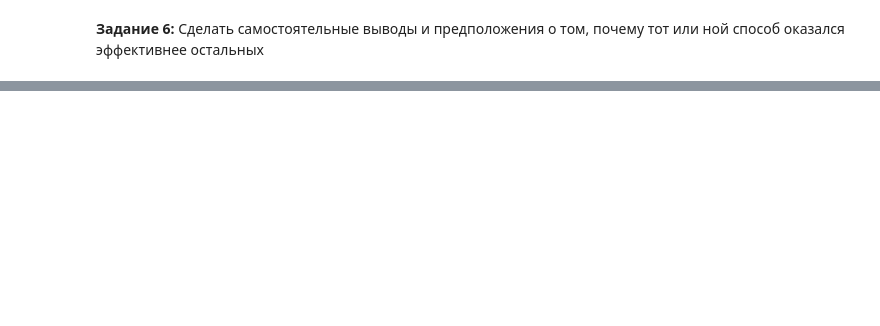
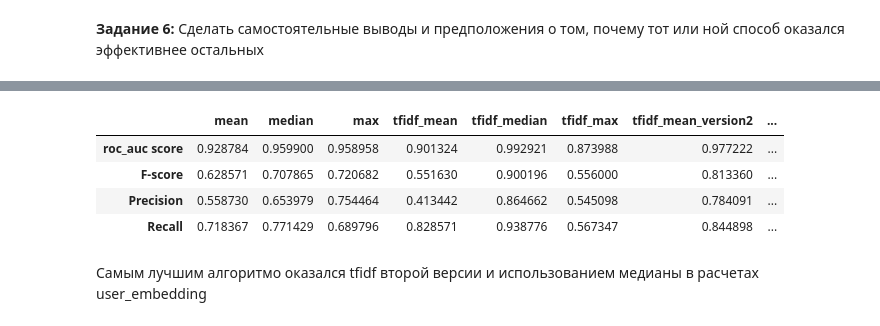
Before and after one commit to PolinaNik/ML_in_business, a Jupyter notebook: lesson2/HW2.ipynb, the cells around one changed output, grey strips where cells are left out. Saved outputs shown, nothing was run; the diff lists cells and outputs as text; code cells hidden in the pictures; blank space fills up the shorter version.

```diff
--- a/lesson2/HW2.ipynb
+++ b/lesson2/HW2.ipynb
@@ -263,0 +397,46 @@ __Задание 6:__ Сделать самостоятельные выводы
+# %%
+class MLModel2(MLModel):
+    def __init__(self, users, target, option) -> None:
+        super().__init__(users, target, option)
+
+    def fit(self):
+        X = UserProcessor2(self.users, self.target, self.option)
+        X.fit()
+        X = X.transform()
+        X_train, self.X_test, y_train, self.y_test = train_test_split(X[['topic_{}'.format(i) for i in range(25)]],
+                                                    X['churn'], random_state=0)
+        self.logreg = LogisticRegression()
+        self.logreg.fit(X_train, y_train)
+# %%
+ML_tfidf_median_version2 = MLModel2(users, target, 'median')
+ML_tfidf_median_version2.fit()
+ML_tfidf_median_preds_version2 = ML_tfidf_median_version2.transform()
+# %%
+ML_tfidf_mean_version2 = MLModel2(users, target, 'mean')
+ML_tfidf_mean_version2.fit()
+ML_tfidf_mean_preds_version2 = ML_tfidf_mean_version2.transform()
+# %%
+ML_tfidf_max_version2 = MLModel2(users, target, 'max')
+ML_tfidf_max_version2.fit()
+ML_tfidf_max_preds_version2 = ML_tfidf_max_version2.transform()
+# %%
+table = {'mean': accuracy_metrics(ML_mean.y_test, ML_mean_preds),
+        'median': accuracy_metrics(ML_median.y_test, ML_median_preds),
+        'max': accuracy_metrics(ML_max.y_test, ML_max_preds),
+        'tfidf_mean': accuracy_metrics(ML_tfidf_mean.y_test, ML_tfidf_mean_preds),
+        'tfidf_median': accuracy_metrics(ML_tfidf_median.y_test, ML_tfidf_median_preds),
+        'tfidf_max': accuracy_metrics(ML_tfidf_max.y_test, ML_tfidf_max_preds),
+        'tfidf_mean_version2': accuracy_metrics(ML_tfidf_mean_version2.y_test, ML_tfidf_mean_preds_version2),
+        'tfidf_median_version2': accuracy_metrics(ML_tfidf_median_version2.y_test, ML_tfidf_median_preds_version2),
+        'tfidf_max_version2': accuracy_metrics(ML_tfidf_max_version2.y_test, ML_tfidf_max_preds_version2)}
+
+table = pd.DataFrame(data=table, index=['roc_auc score', 'F-score', 'Precision', 'Recall'])
+table
+# %% [output]
+|  | mean | median | max | tfidf_mean | tfidf_median | tfidf_max | tfidf_mean_version2 | ... |
+| roc_auc score | 0.928784 | 0.959900 | 0.958958 | 0.901324 | 0.992921 | 0.873988 | 0.977222 | ... |
+| F-score | 0.628571 | 0.707865 | 0.720682 | 0.551630 | 0.900196 | 0.556000 | 0.813360 | ... |
+| Precision | 0.558730 | 0.653979 | 0.754464 | 0.413442 | 0.864662 | 0.545098 | 0.784091 | ... |
+| Recall | 0.718367 | 0.771429 | 0.689796 | 0.828571 | 0.938776 | 0.567347 | 0.844898 | ... |
+# %% [markdown]
+Самым лучшим алгоритмо оказался tfidf второй версии и использованием медианы в расчетах user_embedding
```
Also changed, not shown: parts of 28 cells of this notebook.
